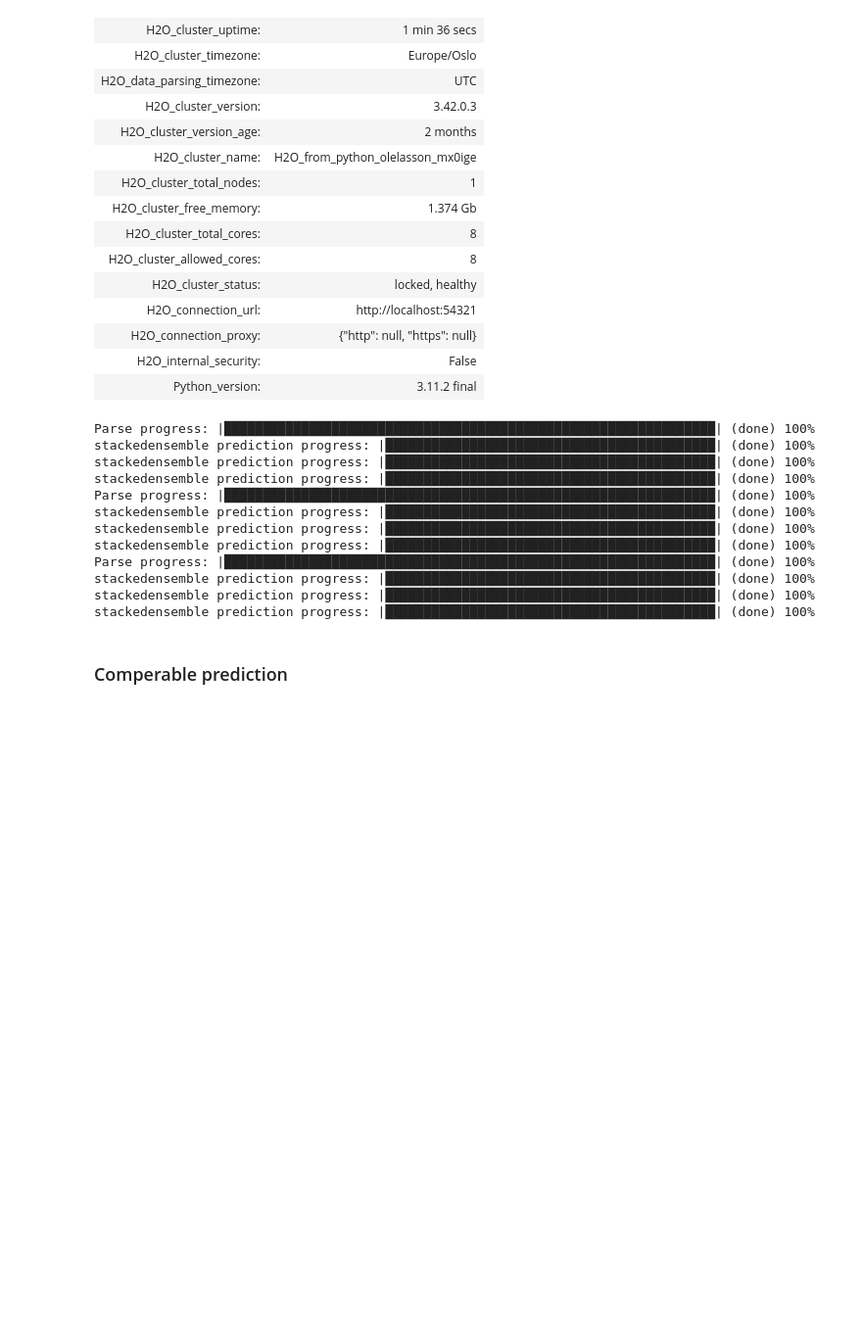
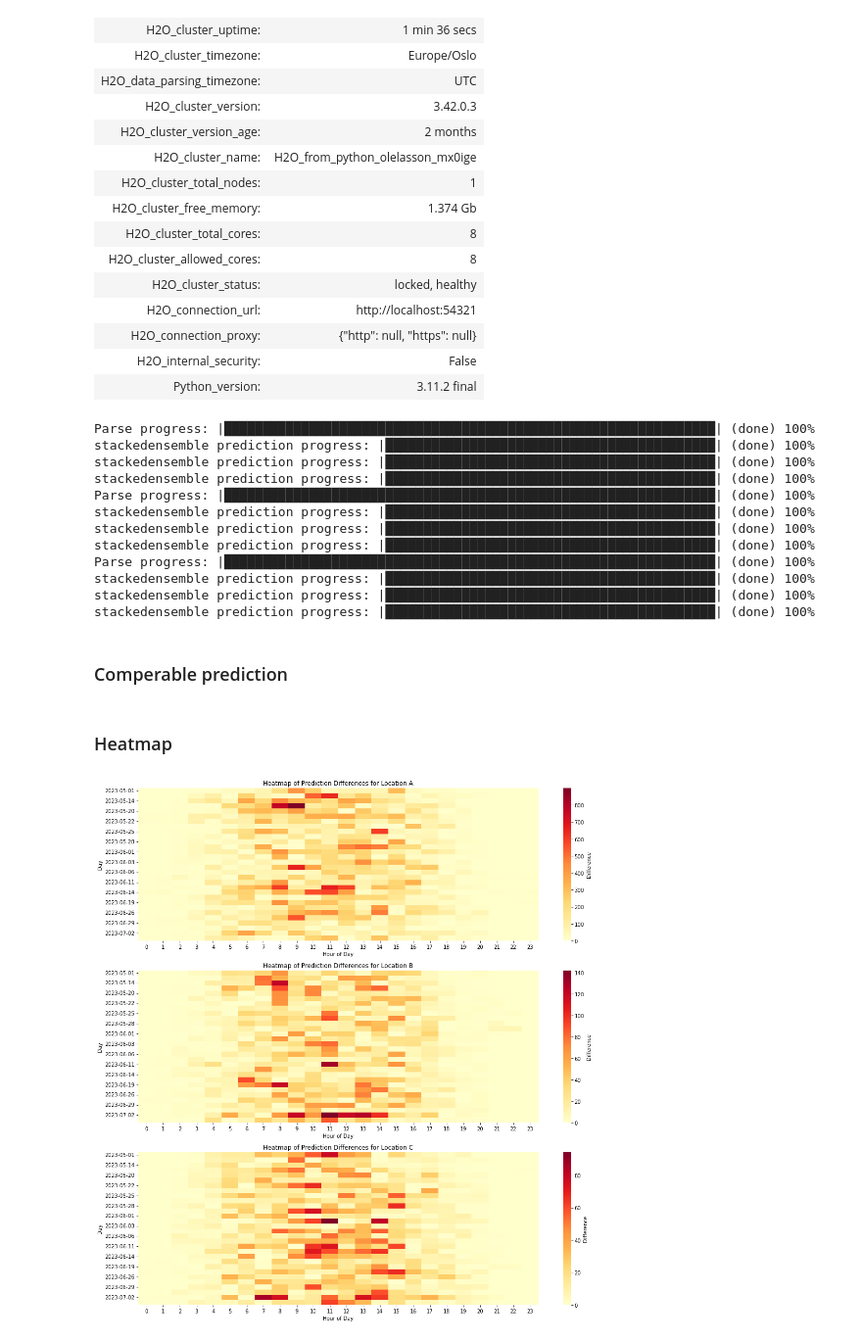
Before and after one commit to J-Ness/Solar-Energy-Production-Forecasting, a Jupyter notebook: data/automl.ipynb, the cells around one changed output. Shown at 98% size. Saved outputs shown, nothing was run; the diff lists cells and outputs as text; code cells hidden in the pictures; blank space fills up the shorter version.

Commit message:
comperable plot

```diff
--- a/data/automl.ipynb
+++ b/data/automl.ipynb
@@ -1062,0 +1069,46 @@ predictions.to_csv(f'comperable_{prediction_name}')
+# %%
+import seaborn as sns
+
+# Convert the time column to datetime format for better plotting
+predictions_vX['time'] = pd.to_datetime(predictions_vX['time'])
+predictions_vY['time'] = pd.to_datetime(predictions_vY['time'])
+
+
+# Extract day and hour information from the 'time' column
+predictions_vY['day'] = predictions_vX['time'].dt.date
+predictions_vX['hour'] = predictions_vX['time'].dt.hour
+
+diff_vX_vY = (predictions_vX['prediction'] - predictions_vY['prediction']).abs()
+
+# Compute the absolute difference for each timestamp
+predictions_vX['diff'] = diff_vX_vY
+
+third_length = len(predictions_vX) // 3
+
+# Split the datasets for each location
+locations = {
+    "Location A": (0, third_length),
+    "Location B": (third_length, 2 * third_length),
+    "Location C": (2 * third_length, len(predictions_vX))
+}
+# %% [markdown]
+### Heatmap
+# %%
+# Plot heatmaps for each location
+plt.figure(figsize=(15, 15))
+
+for idx, (location, (start, end)) in enumerate(locations.items(), 1):
+    # Pivot the data to get differences in a matrix form suitable for heatmap
+    heatmap_data = predictions_vX[start:end].pivot("day", "hour", "diff")
+
+    plt.subplot(3, 1, idx)
+    sns.heatmap(heatmap_data, cmap="YlOrRd", cbar_kws={'label': 'Difference'})
+
+    plt.title(f"Heatmap of Prediction Differences for {location}")
+    plt.ylabel("Day")
+    plt.xlabel("Hour of Day")
+
+plt.tight_layout()
+plt.show()
+# %% [output]
+[figure, added]
```
Also changed, not shown: parts of 3 cells of this notebook.
